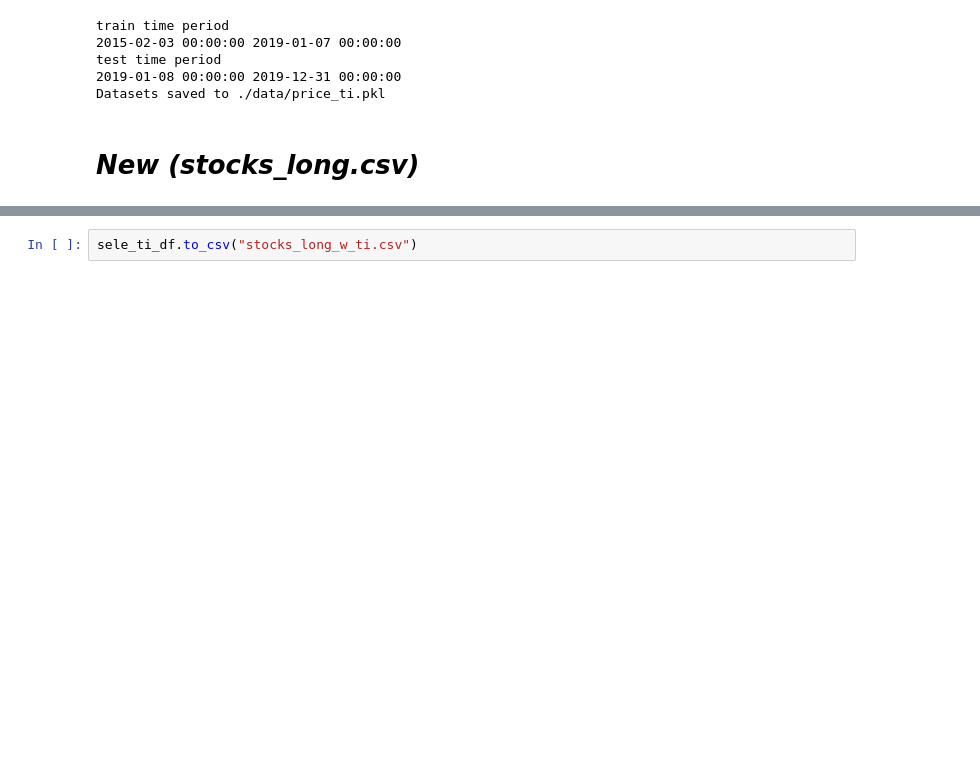
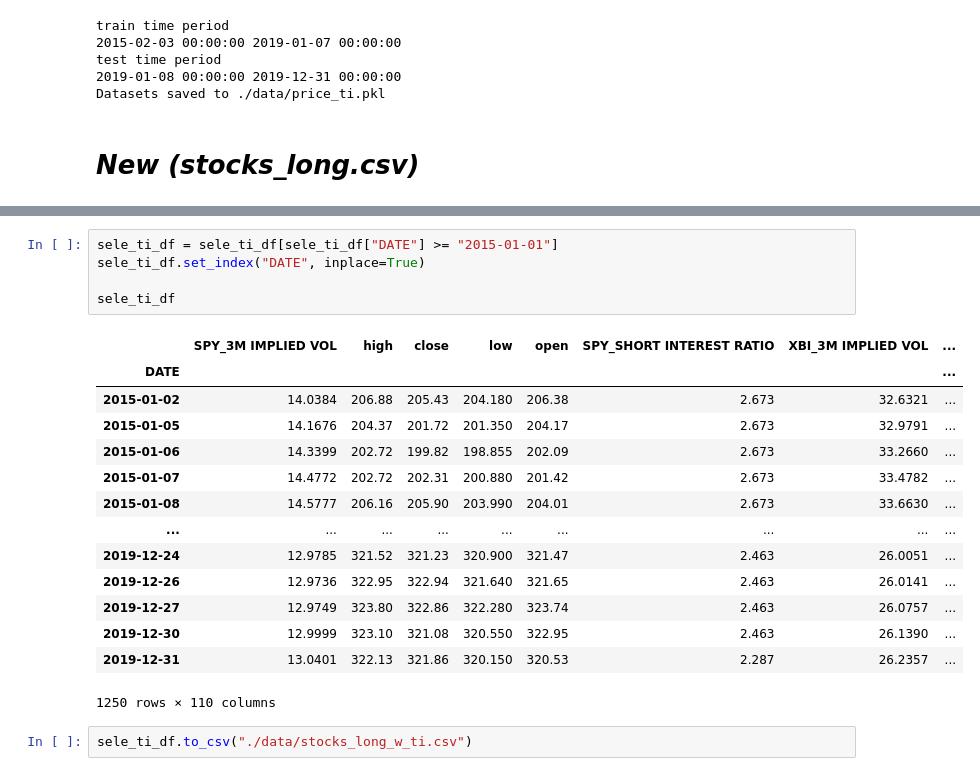
Before and after one commit to nogibjj/Hedgehog, a Jupyter notebook: prep_train_test.ipynb, the cells around one changed output, grey strips where cells are left out. Drawn from its saved outputs; the diff is of its cells as text; blank space fills up the shorter version.

```diff
--- a/prep_train_test.ipynb
+++ b/prep_train_test.ipynb
@@ -283,2 +367,22 @@ sele_ti_df
+# %%
+sele_ti_df = sele_ti_df[sele_ti_df["DATE"] >= "2015-01-01"]
+sele_ti_df.set_index("DATE", inplace=True)
+
+sele_ti_df
+# %% [output]
+|  | SPY_3M IMPLIED VOL | high | close | low | open | SPY_SHORT INTEREST RATIO | XBI_3M IMPLIED VOL | ... |
+| DATE |  |  |  |  |  |  |  | ... |
+| 2015-01-02 | 14.0384 | 206.88 | 205.43 | 204.180 | 206.38 | 2.673 | 32.6321 | ... |
+| 2015-01-05 | 14.1676 | 204.37 | 201.72 | 201.350 | 204.17 | 2.673 | 32.9791 | ... |
+| 2015-01-06 | 14.3399 | 202.72 | 199.82 | 198.855 | 202.09 | 2.673 | 33.2660 | ... |
+| 2015-01-07 | 14.4772 | 202.72 | 202.31 | 200.880 | 201.42 | 2.673 | 33.4782 | ... |
+| 2015-01-08 | 14.5777 | 206.16 | 205.90 | 203.990 | 204.01 | 2.673 | 33.6630 | ... |
+| ... | ... | ... | ... | ... | ... | ... | ... | ... |
+| 2019-12-24 | 12.9785 | 321.52 | 321.23 | 320.900 | 321.47 | 2.463 | 26.0051 | ... |
+| 2019-12-26 | 12.9736 | 322.95 | 322.94 | 321.640 | 321.65 | 2.463 | 26.0141 | ... |
+| 2019-12-27 | 12.9749 | 323.80 | 322.86 | 322.280 | 323.74 | 2.463 | 26.0757 | ... |
+| 2019-12-30 | 12.9999 | 323.10 | 321.08 | 320.550 | 322.95 | 2.463 | 26.1390 | ... |
+| 2019-12-31 | 13.0401 | 322.13 | 321.86 | 320.150 | 320.53 | 2.287 | 26.2357 | ... |
+1250 rows × 110 columns
 # %%
-sele_ti_df.to_csv("stocks_long_w_ti.csv")
+sele_ti_df.to_csv("./data/stocks_long_w_ti.csv")
```
Also changed, not shown: parts of 11 cells of this notebook, 1 other file.
